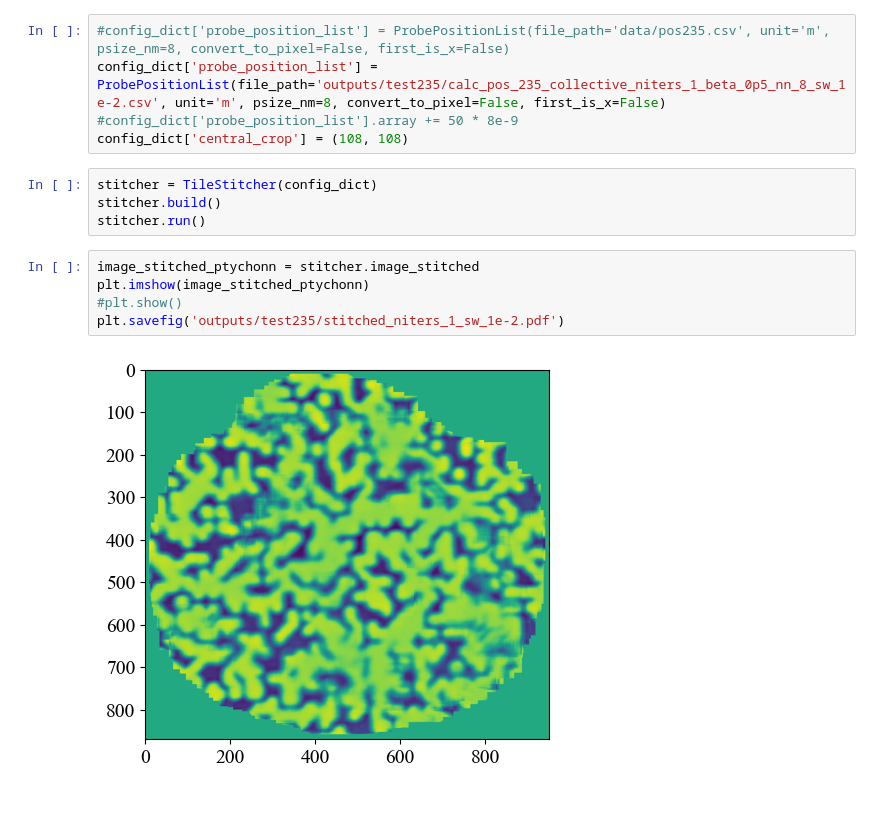
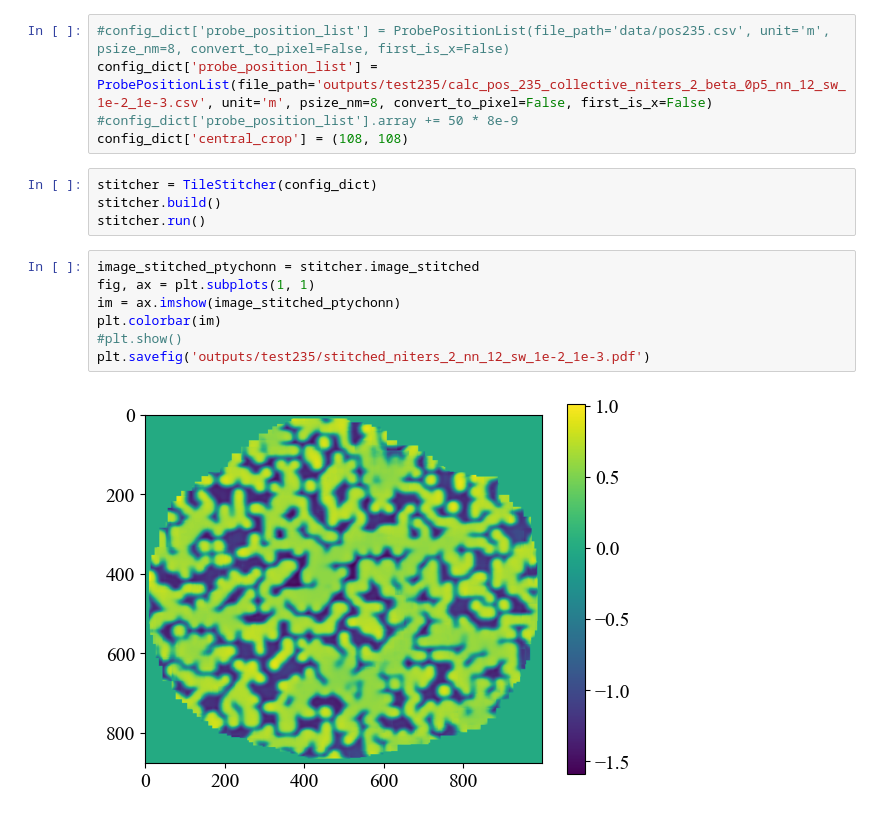
Before and after one commit to mdw771/probe_position_correction_w_ptychonn, a Jupyter notebook: workspace/large/test_predict_arbitrary.ipynb, the cells around one changed output. Cells and saved outputs as stored; diff of their text form.

```diff
--- a/workspace/large/test_predict_arbitrary.ipynb
+++ b/workspace/large/test_predict_arbitrary.ipynb
@@ -60,7 +60,7 @@ inferencer.build()
 inferencer.run()
 # %%
 #config_dict['probe_position_list'] = ProbePositionList(file_path='data/pos235.csv', unit='m', psize_nm=8, convert_to_pixel=False, first_is_x=False)
-config_dict['probe_position_list'] = ProbePositionList(file_path='outputs/test235/calc_pos_235_collective_niters_1_beta_0p5_nn_8_sw_1e-2.csv', unit='m', psize_nm=8, convert_to_pixel=False, first_is_x=False)
+config_dict['probe_position_list'] = ProbePositionList(file_path='outputs/test235/calc_pos_235_collective_niters_2_beta_0p5_nn_12_sw_1e-2_1e-3.csv', unit='m', psize_nm=8, convert_to_pixel=False, first_is_x=False)
 #config_dict['probe_position_list'].array += 50 * 8e-9
 config_dict['central_crop'] = (108, 108)
 # %%
@@ -69,8 +69,10 @@ stitcher.build()
 stitcher.run()
 # %%
 image_stitched_ptychonn = stitcher.image_stitched
-plt.imshow(image_stitched_ptychonn)
+fig, ax = plt.subplots(1, 1)
+im = ax.imshow(image_stitched_ptychonn)
+plt.colorbar(im)
 #plt.show()
-plt.savefig('outputs/test235/stitched_niters_1_sw_1e-2.pdf')
+plt.savefig('outputs/test235/stitched_niters_2_nn_12_sw_1e-2_1e-3.pdf')
 # %% [output]
-[figure, old version]
+[figure, new version]
```
Also changed, not shown: parts of 2 cells of this notebook, 2 other files.
